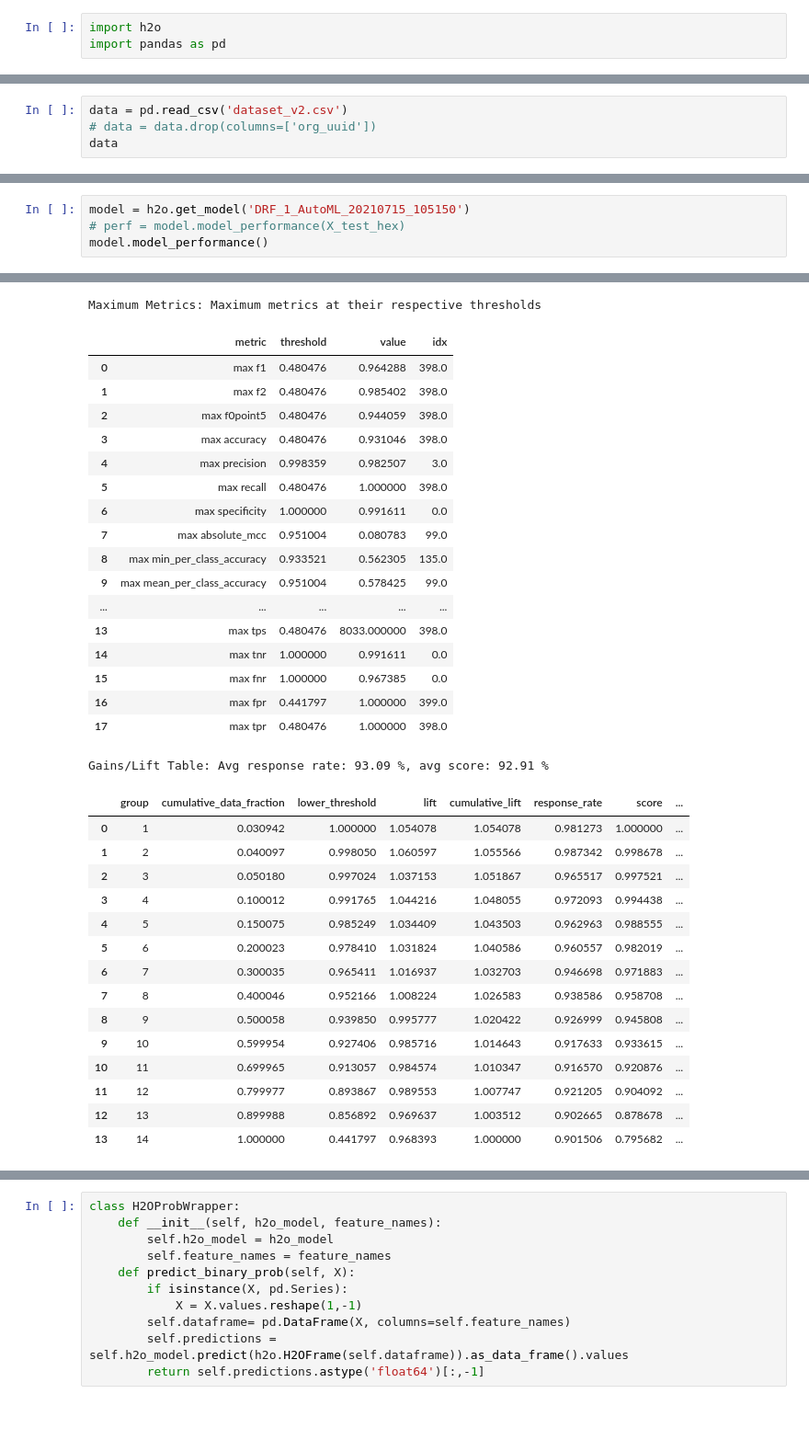
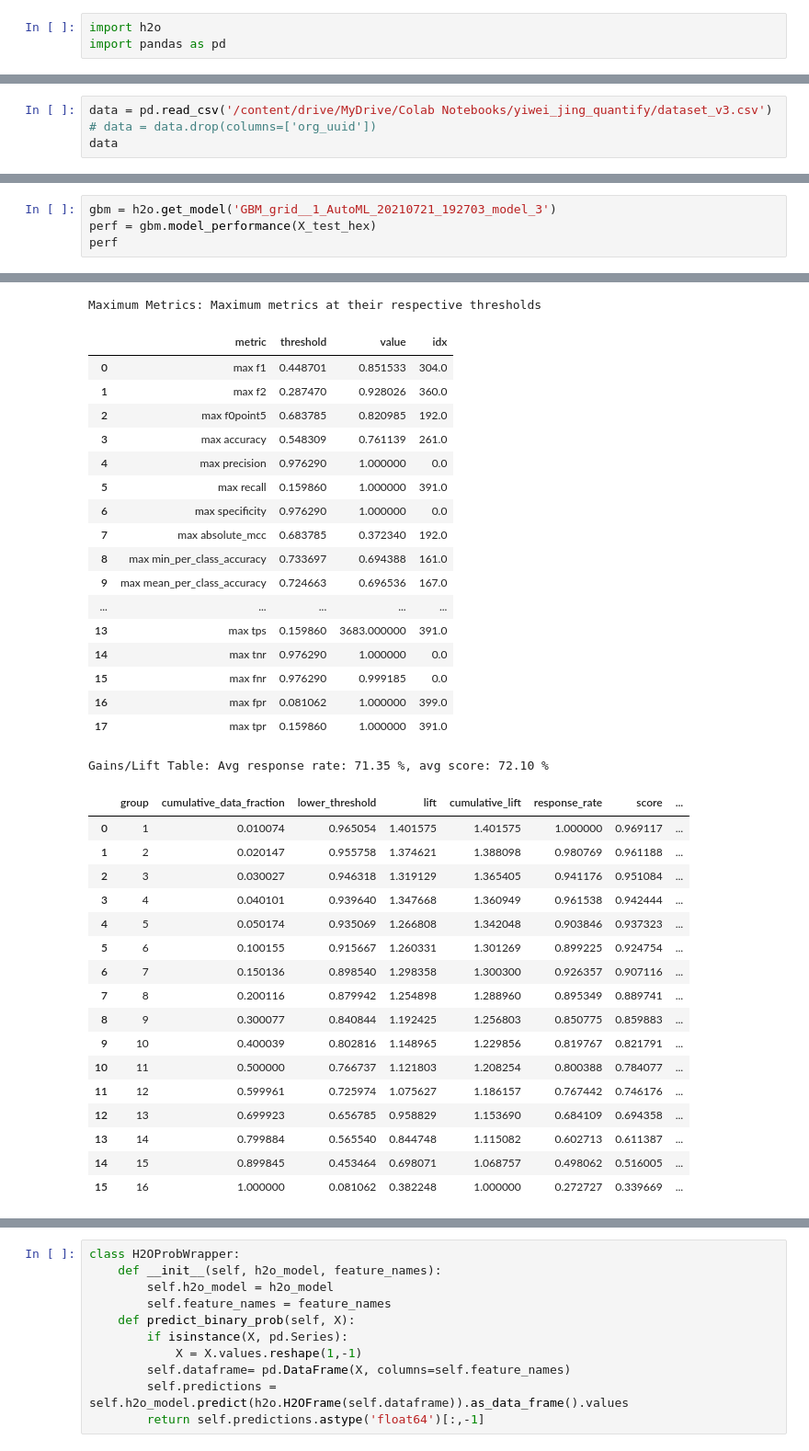
Before and after one commit to csynbiosys/dissertations-2021-info, a Jupyter notebook: yiwei_jing_quantify/H2O.ipynb, the cells around one changed output, grey strips where cells are left out. Shown at 92% size. Saved outputs shown, nothing was run; the diff lists cells and outputs as text; blank space fills up the shorter version.

```diff
--- a/yiwei_jing_quantify/H2O.ipynb
+++ b/yiwei_jing_quantify/H2O.ipynb
@@ -55,5 +51,5 @@ Connecting to H2O server at http://127.0.0.1:54321 ... successful.
 # %%
-data = pd.read_csv('dataset_v2.csv')
+data = pd.read_csv('/content/drive/MyDrive/Colab Notebooks/yiwei_jing_quantify/dataset_v3.csv')
 # data = data.drop(columns=['org_uuid'])
 data
 # %% [output]
@@ -289,5 +469,5 @@ Gains/Lift Table: Avg response rate: 93.38 %, avg score: 92.95 %
 # %%
-model = h2o.get_model('DRF_1_AutoML_20210715_105150')
-# perf = model.model_performance(X_test_hex)
-model.model_performance()
+gbm = h2o.get_model('GBM_grid__1_AutoML_20210721_192703_model_3')
+perf = gbm.model_performance(X_test_hex)
+perf
 # %% [output]
@@ -312,35 +490,37 @@ Confusion Matrix (Act/Pred) for max f1 @ threshold = 0.4804755846659342:
 Maximum Metrics: Maximum metrics at their respective thresholds
 |  | metric | threshold | value | idx |
-| 0 | max f1 | 0.480476 | 0.964288 | 398.0 |
-| 1 | max f2 | 0.480476 | 0.985402 | 398.0 |
-| 2 | max f0point5 | 0.480476 | 0.944059 | 398.0 |
-| 3 | max accuracy | 0.480476 | 0.931046 | 398.0 |
-| 4 | max precision | 0.998359 | 0.982507 | 3.0 |
-| 5 | max recall | 0.480476 | 1.000000 | 398.0 |
-| 6 | max specificity | 1.000000 | 0.991611 | 0.0 |
-| 7 | max absolute_mcc | 0.951004 | 0.080783 | 99.0 |
-| 8 | max min_per_class_accuracy | 0.933521 | 0.562305 | 135.0 |
-| 9 | max mean_per_class_accuracy | 0.951004 | 0.578425 | 99.0 |
+| 0 | max f1 | 0.448701 | 0.851533 | 304.0 |
+| 1 | max f2 | 0.287470 | 0.928026 | 360.0 |
+| 2 | max f0point5 | 0.683785 | 0.820985 | 192.0 |
+| 3 | max accuracy | 0.548309 | 0.761139 | 261.0 |
+| 4 | max precision | 0.976290 | 1.000000 | 0.0 |
+| 5 | max recall | 0.159860 | 1.000000 | 391.0 |
+| 6 | max specificity | 0.976290 | 1.000000 | 0.0 |
+| 7 | max absolute_mcc | 0.683785 | 0.372340 | 192.0 |
+| 8 | max min_per_class_accuracy | 0.733697 | 0.694388 | 161.0 |
+| 9 | max mean_per_class_accuracy | 0.724663 | 0.696536 | 167.0 |
 | ... | ... | ... | ... | ... |
-| 13 | max tps | 0.480476 | 8033.000000 | 398.0 |
-| 14 | max tnr | 1.000000 | 0.991611 | 0.0 |
-| 15 | max fnr | 1.000000 | 0.967385 | 0.0 |
-| 16 | max fpr | 0.441797 | 1.000000 | 399.0 |
-| 17 | max tpr | 0.480476 | 1.000000 | 398.0 |
+| 13 | max tps | 0.159860 | 3683.000000 | 391.0 |
+| 14 | max tnr | 0.976290 | 1.000000 | 0.0 |
+| 15 | max fnr | 0.976290 | 0.999185 | 0.0 |
+| 16 | max fpr | 0.081062 | 1.000000 | 399.0 |
+| 17 | max tpr | 0.159860 | 1.000000 | 391.0 |
-Gains/Lift Table: Avg response rate: 93.09 %, avg score: 92.91 %
+Gains/Lift Table: Avg response rate: 71.35 %, avg score: 72.10 %
 |  | group | cumulative_data_fraction | lower_threshold | lift | cumulative_lift | response_rate | score | ... |
-| 0 | 1 | 0.030942 | 1.000000 | 1.054078 | 1.054078 | 0.981273 | 1.000000 | ... |
-| 1 | 2 | 0.040097 | 0.998050 | 1.060597 | 1.055566 | 0.987342 | 0.998678 | ... |
-| 2 | 3 | 0.050180 | 0.997024 | 1.037153 | 1.051867 | 0.965517 | 0.997521 | ... |
-| 3 | 4 | 0.100012 | 0.991765 | 1.044216 | 1.048055 | 0.972093 | 0.994438 | ... |
-| 4 | 5 | 0.150075 | 0.985249 | 1.034409 | 1.043503 | 0.962963 | 0.988555 | ... |
-| 5 | 6 | 0.200023 | 0.978410 | 1.031824 | 1.040586 | 0.960557 | 0.982019 | ... |
-| 6 | 7 | 0.300035 | 0.965411 | 1.016937 | 1.032703 | 0.946698 | 0.971883 | ... |
-| 7 | 8 | 0.400046 | 0.952166 | 1.008224 | 1.026583 | 0.938586 | 0.958708 | ... |
-| 8 | 9 | 0.500058 | 0.939850 | 0.995777 | 1.020422 | 0.926999 | 0.945808 | ... |
-| 9 | 10 | 0.599954 | 0.927406 | 0.985716 | 1.014643 | 0.917633 | 0.933615 | ... |
-| 10 | 11 | 0.699965 | 0.913057 | 0.984574 | 1.010347 | 0.916570 | 0.920876 | ... |
-| 11 | 12 | 0.799977 | 0.893867 | 0.989553 | 1.007747 | 0.921205 | 0.904092 | ... |
-| 12 | 13 | 0.899988 | 0.856892 | 0.969637 | 1.003512 | 0.902665 | 0.878678 | ... |
-| 13 | 14 | 1.000000 | 0.441797 | 0.968393 | 1.000000 | 0.901506 | 0.795682 | ... |
+| 0 | 1 | 0.010074 | 0.965054 | 1.401575 | 1.401575 | 1.000000 | 0.969117 | ... |
+| 1 | 2 | 0.020147 | 0.955758 | 1.374621 | 1.388098 | 0.980769 | 0.961188 | ... |
+| 2 | 3 | 0.030027 | 0.946318 | 1.319129 | 1.365405 | 0.941176 | 0.951084 | ... |
+| 3 | 4 | 0.040101 | 0.939640 | 1.347668 | 1.360949 | 0.961538 | 0.942444 | ... |
+| 4 | 5 | 0.050174 | 0.935069 | 1.266808 | 1.342048 | 0.903846 | 0.937323 | ... |
+| 5 | 6 | 0.100155 | 0.915667 | 1.260331 | 1.301269 | 0.899225 | 0.924754 | ... |
+| 6 | 7 | 0.150136 | 0.898540 | 1.298358 | 1.300300 | 0.926357 | 0.907116 | ... |
+| 7 | 8 | 0.200116 | 0.879942 | 1.254898 | 1.288960 | 0.895349 | 0.889741 | ... |
+| 8 | 9 | 0.300077 | 0.840844 | 1.192425 | 1.256803 | 0.850775 | 0.859883 | ... |
+| 9 | 10 | 0.400039 | 0.802816 | 1.148965 | 1.229856 | 0.819767 | 0.821791 | ... |
+| 10 | 11 | 0.500000 | 0.766737 | 1.121803 | 1.208254 | 0.800388 | 0.784077 | ... |
+| 11 | 12 | 0.599961 | 0.725974 | 1.075627 | 1.186157 | 0.767442 | 0.746176 | ... |
+| 12 | 13 | 0.699923 | 0.656785 | 0.958829 | 1.153690 | 0.684109 | 0.694358 | ... |
+| 13 | 14 | 0.799884 | 0.565540 | 0.844748 | 1.115082 | 0.602713 | 0.611387 | ... |
+| 14 | 15 | 0.899845 | 0.453464 | 0.698071 | 1.068757 | 0.498062 | 0.516005 | ... |
+| 15 | 16 | 1.000000 | 0.081062 | 0.382248 | 1.000000 | 0.272727 | 0.339669 | ... |
 # %%
```
Also changed, not shown: parts of 24 cells of this notebook.
